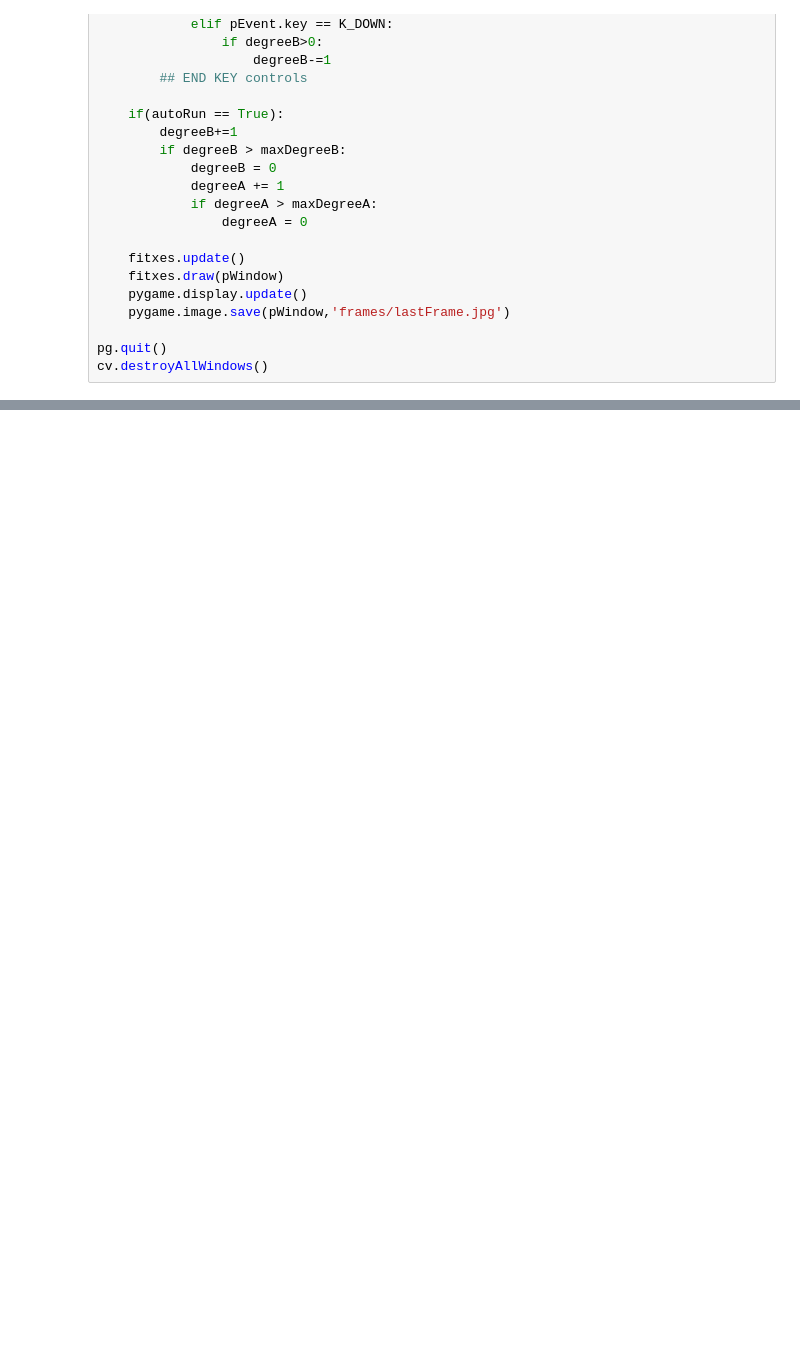
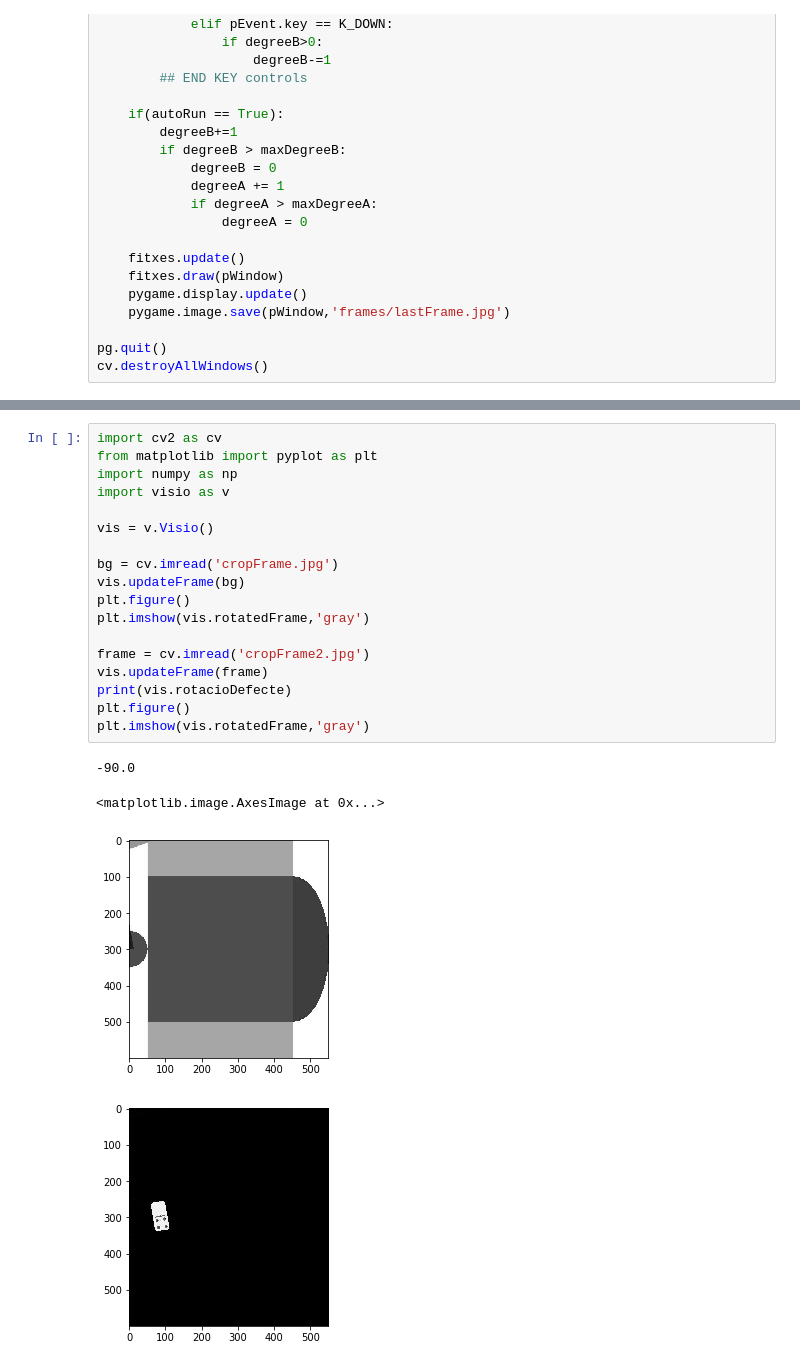
Before and after one commit to XCoret/R2-MINO, a Jupyter notebook: code/pygame.ipynb, the cells around one changed output, grey strips where cells are left out. Saved outputs shown, nothing was run; the diff lists cells and outputs as text; blank space fills up the shorter version.

```diff
--- a/code/pygame.ipynb
+++ b/code/pygame.ipynb
@@ -891,0 +1002,23 @@ SystemExit:
+# %%
+import cv2 as cv
+from matplotlib import pyplot as plt
+import numpy as np
+import visio as v
+
+vis = v.Visio()
+
+bg = cv.imread('cropFrame.jpg')
+vis.updateFrame(bg)
+plt.figure()
+plt.imshow(vis.rotatedFrame,'gray')
+
+frame = cv.imread('cropFrame2.jpg')
+vis.updateFrame(frame)
+print(vis.rotacioDefecte)
+plt.figure()
+plt.imshow(vis.rotatedFrame,'gray')
+# %% [output]
+-90.0
+<matplotlib.image.AxesImage at 0x...>
+[figure, added]
+[figure, added]
```
Also changed, not shown: parts of 4 cells of this notebook, 5 other files.
